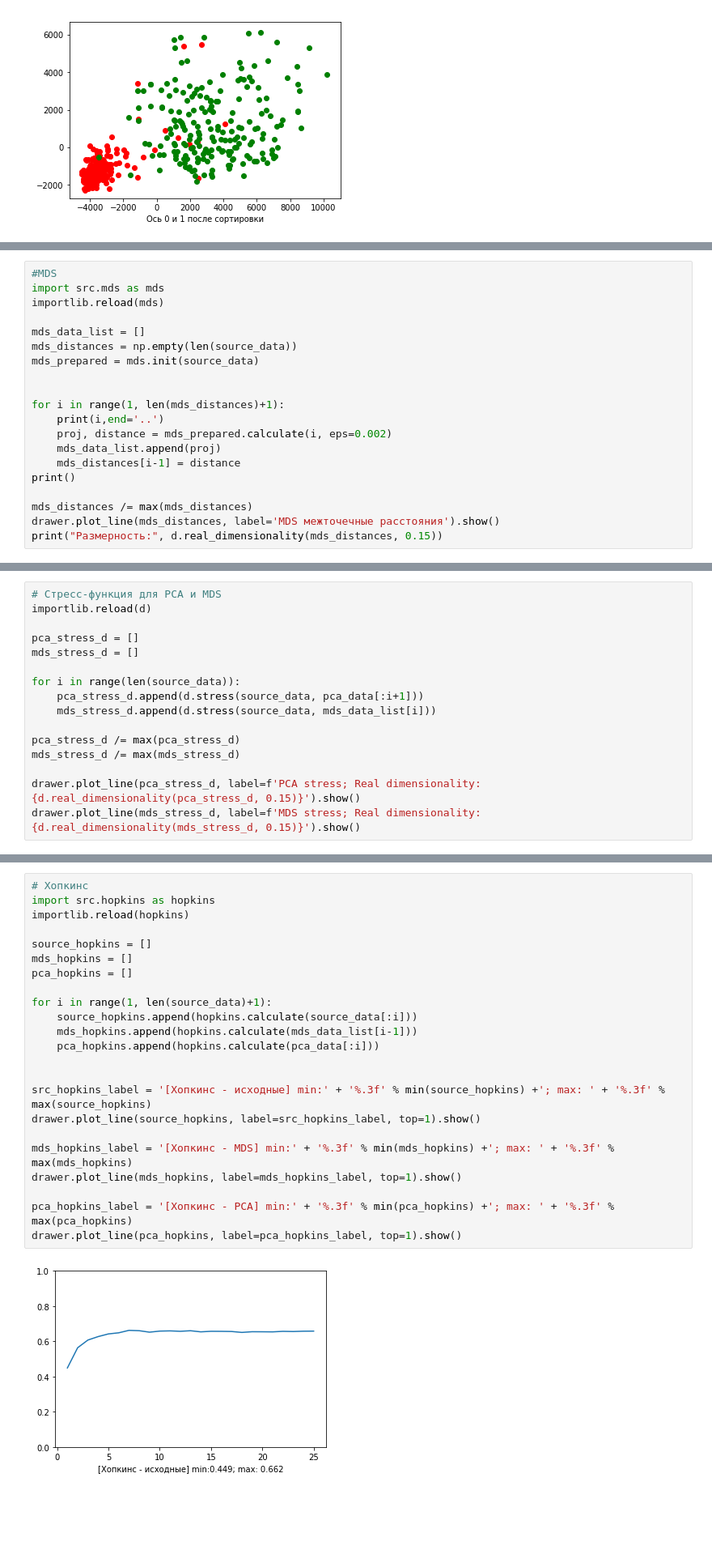
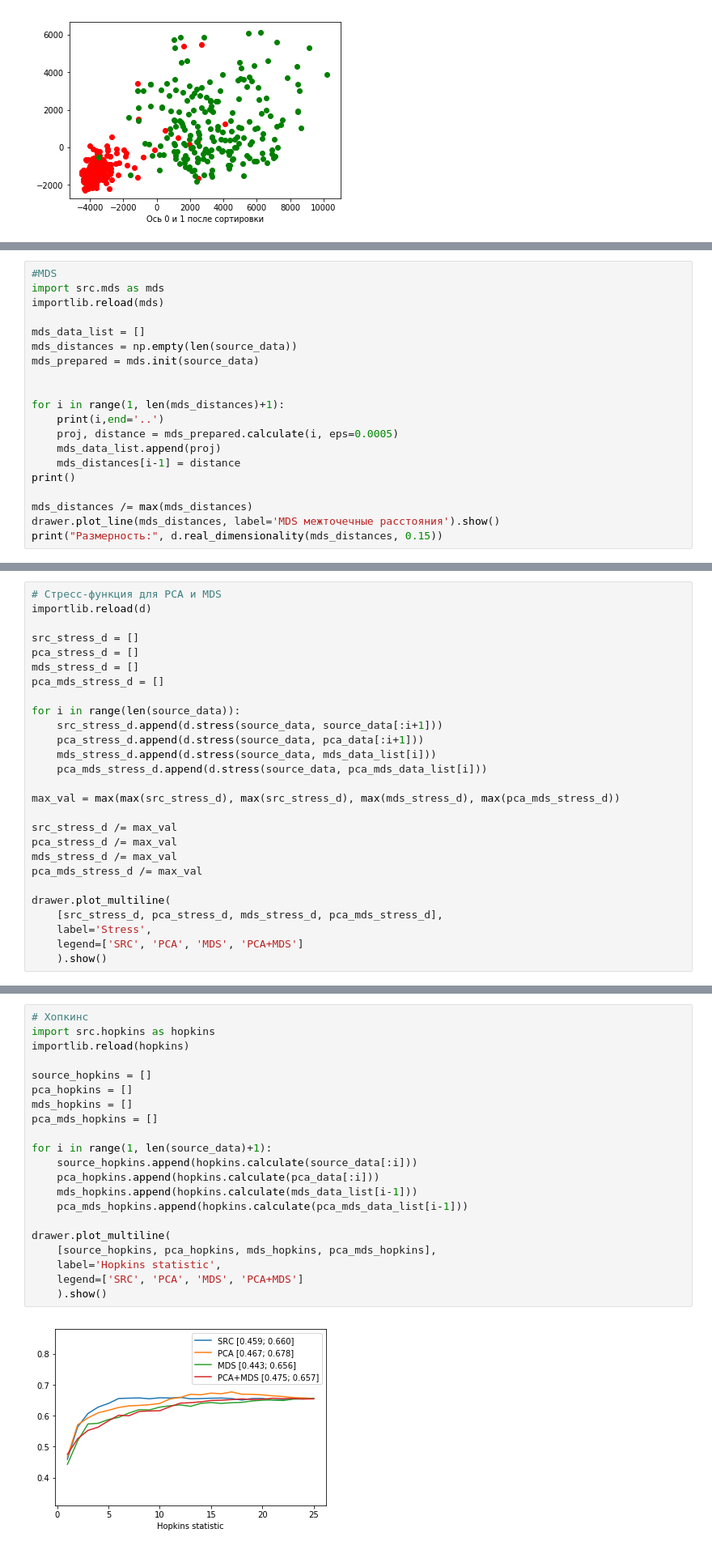
Before and after one commit to mestydone/dimensionality_reduction, a Jupyter notebook: DR.ipynb, the cells around one changed output, grey strips where cells are left out. Shown at 81% size. Saved outputs shown, nothing was run; the diff lists cells and outputs as text; blank space fills up the shorter version.

Commit message:
Normalized Hubert's Г statistic added; silhouette index implemented; pca+mds results added

```diff
--- a/DR.ipynb
+++ b/DR.ipynb
@@ -80,7 +82,7 @@ mds_prepared = mds.init(source_data)
 
 for i in range(1, len(mds_distances)+1):
     print(i,end='..')
-    proj, distance = mds_prepared.calculate(i, eps=0.002)
+    proj, distance = mds_prepared.calculate(i, eps=0.0005)
     mds_data_list.append(proj)
     mds_distances[i-1] = distance
 print()
@@ -109,16 +122,27 @@ std - src: 1185.9373075545257; pca: 1185.9373075545257; mds: 1185.9373075545257;
 # Стресс-функция для PCA и MDS
 importlib.reload(d)
 
+src_stress_d = []
 pca_stress_d = []
 mds_stress_d = []
+pca_mds_stress_d = []
 
 for i in range(len(source_data)):
+    src_stress_d.append(d.stress(source_data, source_data[:i+1]))
     pca_stress_d.append(d.stress(source_data, pca_data[:i+1]))
     mds_stress_d.append(d.stress(source_data, mds_data_list[i]))
+    pca_mds_stress_d.append(d.stress(source_data, pca_mds_data_list[i]))
 
-pca_stress_d /= max(pca_stress_d)
-mds_stress_d /= max(mds_stress_d)
+max_val = max(max(src_stress_d), max(src_stress_d), max(mds_stress_d), max(pca_mds_stress_d))
 
-drawer.plot_line(pca_stress_d, label=f'PCA stress; Real dimensionality: {d.real_dimensionality(pca_stress_d, 0.15)}').show()
-drawer.plot_line(mds_stress_d, label=f'MDS stress; Real dimensionality: {d.real_dimensionality(mds_stress_d, 0.15)}').show()
+src_stress_d /= max_val
+pca_stress_d /= max_val
+mds_stress_d /= max_val
+pca_mds_stress_d /= max_val
+
+drawer.plot_multiline(
+    [src_stress_d, pca_stress_d, mds_stress_d, pca_mds_stress_d],
+    label='Stress',
+    legend=['SRC', 'PCA', 'MDS', 'PCA+MDS']
+    ).show()
 # %% [output]
@@ -127,25 +150,23 @@ drawer.plot_line(mds_stress_d, label=f'MDS stress; Real dimensionality: {d.real_
 # %%
 # Хопкинс
 import src.hopkins as hopkins
 importlib.reload(hopkins)
 
 source_hopkins = []
+pca_hopkins = []
 mds_hopkins = []
-pca_hopkins = []
+pca_mds_hopkins = []
 
 for i in range(1, len(source_data)+1):
     source_hopkins.append(hopkins.calculate(source_data[:i]))
+    pca_hopkins.append(hopkins.calculate(pca_data[:i]))
     mds_hopkins.append(hopkins.calculate(mds_data_list[i-1]))
-    pca_hopkins.append(hopkins.calculate(pca_data[:i]))
+    pca_mds_hopkins.append(hopkins.calculate(pca_mds_data_list[i-1]))
 
-
-src_hopkins_label = '[Хопкинс - исходные] min:' + '%.3f' % min(source_hopkins) +'; max: ' + '%.3f' % max(source_hopkins)
-drawer.plot_line(source_hopkins, label=src_hopkins_label, top=1).show()
-
-mds_hopkins_label = '[Хопкинс - MDS] min:' + '%.3f' % min(mds_hopkins) +'; max: ' + '%.3f' % max(mds_hopkins)
-drawer.plot_line(mds_hopkins, label=mds_hopkins_label, top=1).show()
-
-pca_hopkins_label = '[Хопкинс - PCA] min:' + '%.3f' % min(pca_hopkins) +'; max: ' + '%.3f' % max(pca_hopkins)
-drawer.plot_line(pca_hopkins, label=pca_hopkins_label, top=1).show()
+drawer.plot_multiline(
+    [source_hopkins, pca_hopkins, mds_hopkins, pca_mds_hopkins],
+    label='Hopkins statistic',
+    legend=['SRC', 'PCA', 'MDS', 'PCA+MDS']
+    ).show()
 # %% [output]
-[figure, old version]
+[figure, new version]
```
Also changed, not shown: parts of 11 cells of this notebook, 3 other files.
